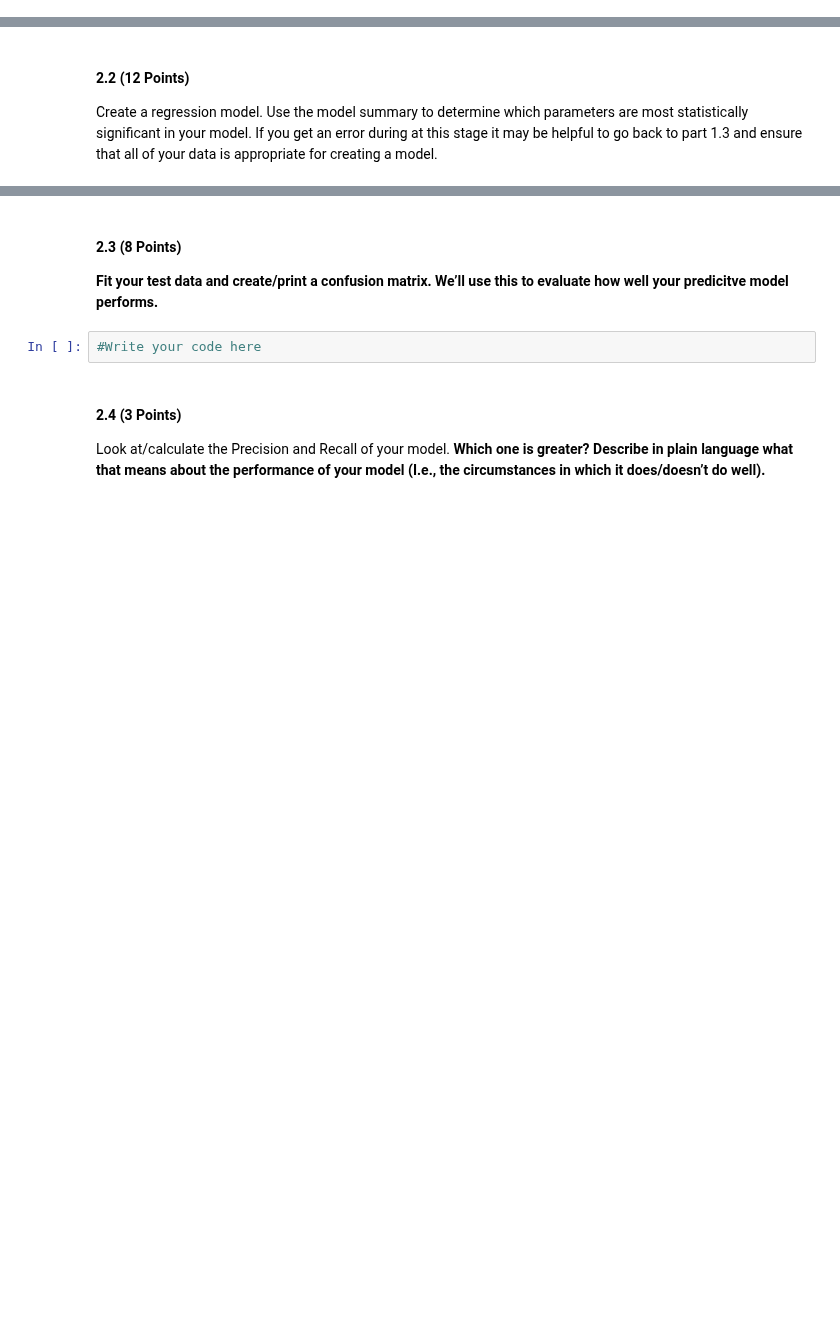
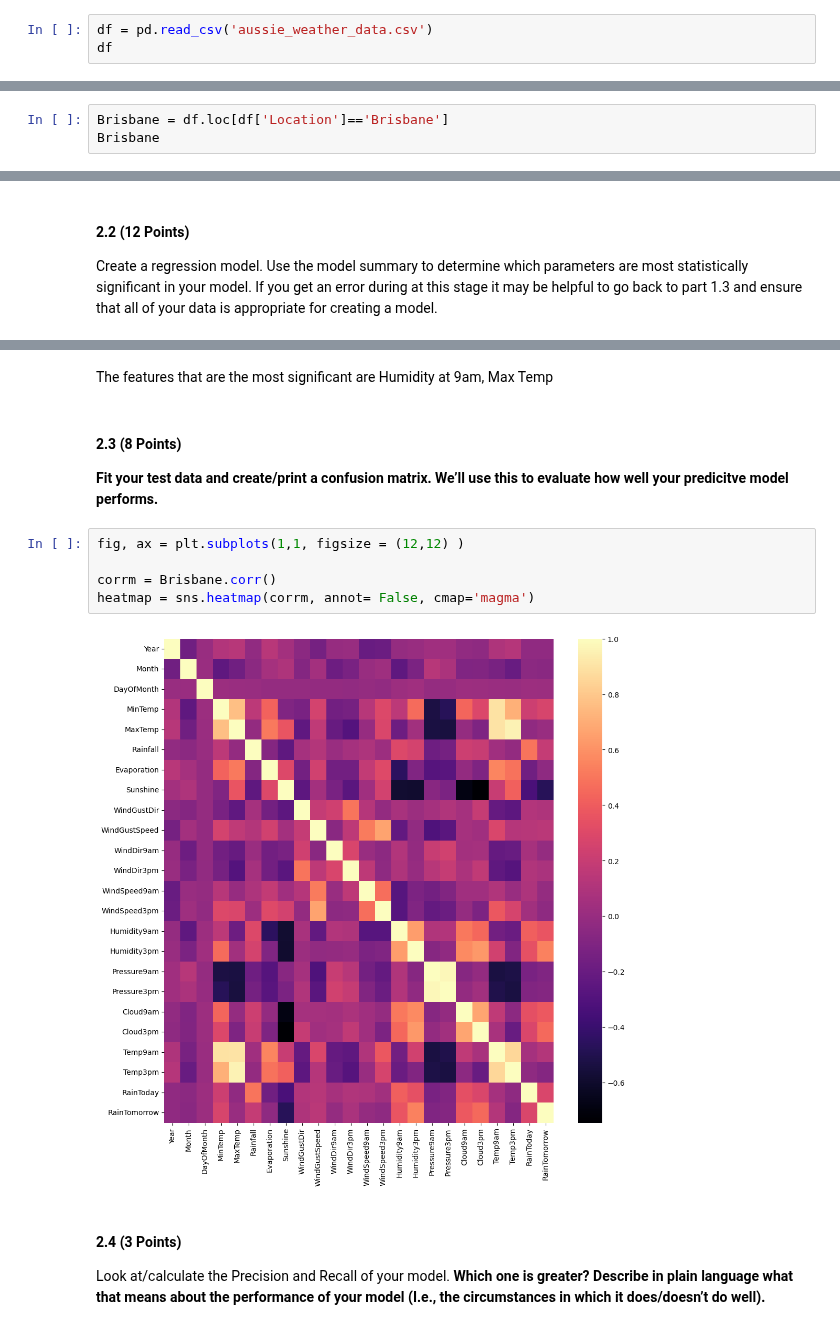
Before and after one commit to LucasClatterbaugh/cmse202-s23-turnin, a Jupyter notebook: hw-04/HW_4_Regression_and_SVM_STUDENT.ipynb, the cells around one changed output, grey strips where cells are left out. Saved outputs shown, nothing was run; the diff lists cells and outputs as text; blank space fills up the shorter version.

```diff
--- a/hw-04/HW_4_Regression_and_SVM_STUDENT.ipynb
+++ b/hw-04/HW_4_Regression_and_SVM_STUDENT.ipynb
@@ -47,0 +56,3 @@ The dataset that we’ll be using can be found here:
+# %%
+df = pd.read_csv('aussie_weather_data.csv')
+df
@@ -60,0 +88,3 @@ Select one of the cities (and **please** don't just pick the first one!). Cut do
+# %%
+Brisbane = df.loc[df['Location']=='Brisbane']
+Brisbane
@@ -80,8 +158,15 @@ Create a regression model. Use the model summary to determine which parameters a
+# %% [markdown]
+The features that are the most significant are Humidity at 9am, Max Temp
 # %% [markdown]
 #### 2.3 (8 Points)
 **Fit your test data and create/print a confusion matrix. We’ll use this to evaluate how well your predicitve model performs.**
-# %%
-#Write your code here
+# %%
+fig, ax = plt.subplots(1,1, figsize = (12,12) )
+
+corrm = Brisbane.corr()
+heatmap = sns.heatmap(corrm, annot= False, cmap='magma')
+# %% [output]
+[figure, added]
 # %% [markdown]
 #### 2.4 (3 Points)
 Look at/calculate the Precision and Recall of your model. **Which one is greater? Describe in plain language what that means about the performance of your model (I.e., the circumstances in which it does/doesn’t do well).**
```
Also changed, not shown: parts of 21 cells of this notebook.
